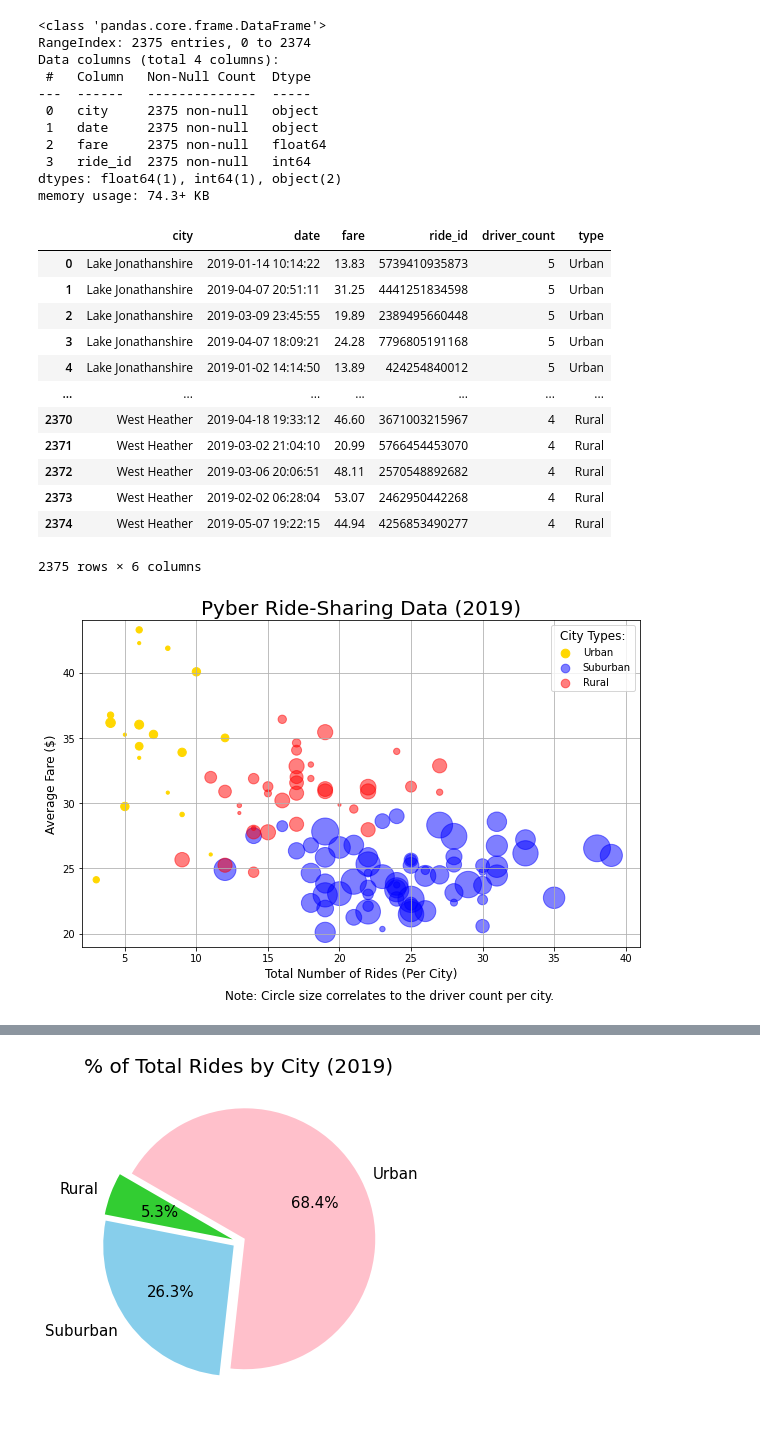
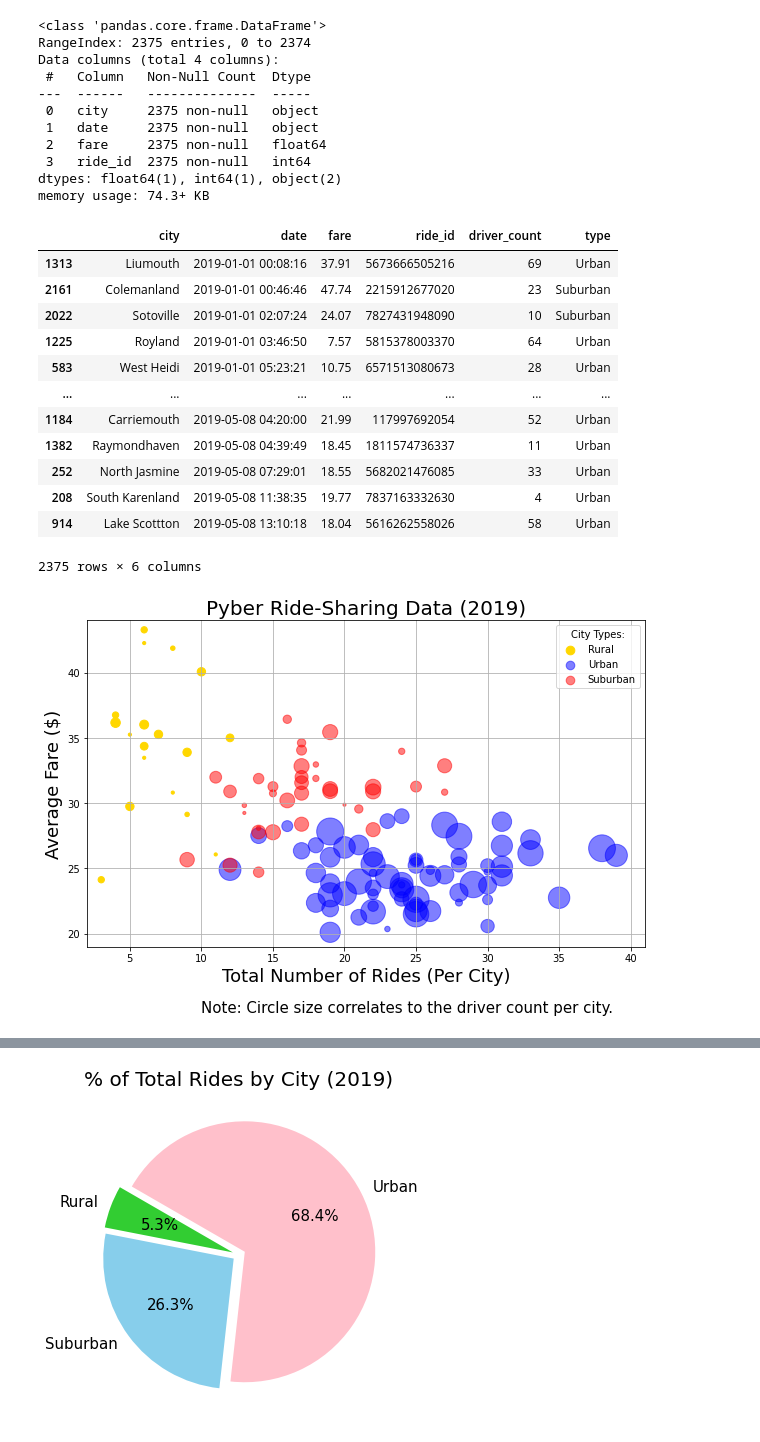
Before and after one commit to Bag0niku/PyBer_Analysis, a Jupyter notebook: Pyber_Challenge.ipynb, the cells around one changed output, grey strips where cells are left out. Saved outputs shown, nothing was run; the diff lists cells and outputs as text; code cells hidden in the pictures.

```diff
--- a/Pyber_Challenge.ipynb
+++ b/Pyber_Challenge.ipynb
@@ -43,20 +43,21 @@ memory usage: 74.3+ KB
 # %%
 all_data = ride_data.merge(city_data, on='city')
 all_data['date'] = pd.to_datetime(all_data['date'])
+all_data.sort_values(['date'], ascending=True, inplace=True)
 all_data
 # %% [output]
 |  | city | date | fare | ride_id | driver_count | type |
-| 0 | Lake Jonathanshire | 2019-01-14 10:14:22 | 13.83 | 5739410935873 | 5 | Urban |
-| 1 | Lake Jonathanshire | 2019-04-07 20:51:11 | 31.25 | 4441251834598 | 5 | Urban |
-| 2 | Lake Jonathanshire | 2019-03-09 23:45:55 | 19.89 | 2389495660448 | 5 | Urban |
-| 3 | Lake Jonathanshire | 2019-04-07 18:09:21 | 24.28 | 7796805191168 | 5 | Urban |
-| 4 | Lake Jonathanshire | 2019-01-02 14:14:50 | 13.89 | 424254840012 | 5 | Urban |
+| 1313 | Liumouth | 2019-01-01 00:08:16 | 37.91 | 5673666505216 | 69 | Urban |
+| 2161 | Colemanland | 2019-01-01 00:46:46 | 47.74 | 2215912677020 | 23 | Suburban |
+| 2022 | Sotoville | 2019-01-01 02:07:24 | 24.07 | 7827431948090 | 10 | Suburban |
+| 1225 | Royland | 2019-01-01 03:46:50 | 7.57 | 5815378003370 | 64 | Urban |
+| 583 | West Heidi | 2019-01-01 05:23:21 | 10.75 | 6571513080673 | 28 | Urban |
 | ... | ... | ... | ... | ... | ... | ... |
-| 2370 | West Heather | 2019-04-18 19:33:12 | 46.60 | 3671003215967 | 4 | Rural |
-| 2371 | West Heather | 2019-03-02 21:04:10 | 20.99 | 5766454453070 | 4 | Rural |
-| 2372 | West Heather | 2019-03-06 20:06:51 | 48.11 | 2570548892682 | 4 | Rural |
-| 2373 | West Heather | 2019-02-02 06:28:04 | 53.07 | 2462950442268 | 4 | Rural |
-| 2374 | West Heather | 2019-05-07 19:22:15 | 44.94 | 4256853490277 | 4 | Rural |
+| 1184 | Carriemouth | 2019-05-08 04:20:00 | 21.99 | 117997692054 | 52 | Urban |
+| 1382 | Raymondhaven | 2019-05-08 04:39:49 | 18.45 | 1811574736337 | 11 | Urban |
+| 252 | North Jasmine | 2019-05-08 07:29:01 | 18.55 | 5682021476085 | 33 | Urban |
+| 208 | South Karenland | 2019-05-08 11:38:35 | 19.77 | 7837163332630 | 4 | Urban |
+| 914 | Lake Scottton | 2019-05-08 13:10:18 | 18.04 | 5616262558026 | 58 | Urban |
 2375 rows × 6 columns
 # %%
 # Gather Total Rides, Average fare, and Driver count for each city sorted by city type; then graph it.
@@ -78,25 +79,27 @@ suburban_fares = suburban_cities_df.groupby(['city']).mean()['fare']
 # %%
 # The Graph
 fig, ax = plt.subplots(figsize=(10,6))
-ax.scatter(x=rural_ride_count, y=rural_fares, s=10*rural_driver_count, color='gold', label="Urban")
-ax.scatter(x=urban_ride_count, y=urban_fares, s=10*urban_driver_count, color='blue', label="Suburban", alpha=0.5)
-ax.scatter(x=suburban_ride_count, y=suburban_fares, s=10*suburban_driver_count, color='red', label='Rural', alpha=0.5)
-ax.set_xlabel('Total Number of Rides (Per City)', fontsize='12')
-ax.set_ylabel('Average Fare ($)', fontsize='12')
+ax.scatter(x=rural_ride_count, y=rural_fares, s=10*rural_driver_count, color='gold', label="Rural")
+ax.scatter(x=urban_ride_count, y=urban_fares, s=10*urban_driver_count, color='blue', label="Urban", alpha=0.5)
+ax.scatter(x=suburban_ride_count, y=suburban_fares, s=10*suburban_driver_count, color='red', label='Suburban', alpha=0.5)
+ax.set_xlabel('Total Number of Rides (Per City)', fontsize='18')
+ax.set_ylabel('Average Fare ($)', fontsize='18')
 ax.set_title('Pyber Ride-Sharing Data (2019)', fontsize='20')
 ax.set_xlim(min(rural_ride_count)-1, max(urban_ride_count)+2)
 ax.set_ylim(round(min(urban_fares), 0)-1, round(max(rural_fares), 0)+1)
 lgnd = ax.legend(mode='Expanded', loc="best", title="City Types:", scatterpoints=1)
 lgnd.legendHandles[0]._sizes = [75]
 lgnd.legendHandles[1]._sizes = [75]
 lgnd.legendHandles[2]._sizes = [75]
-lgnd.get_title().set_fontsize(12)
-ax.text(12,15,"Note: Circle size correlates to the driver count per city.", fontsize='12', wrap=True)
+mpl.rcParams['font.size'] = 15
+# lgnd.get_title().set_fontsize(12)
+ax.text(10,14,"Note: Circle size correlates to the driver count per city.", fontsize='15', wrap=True)
+# mpl.style.use('fivethirtyeight')
 ax.grid(True)
 png = os.path.join('Analysis', 'Pyber_Ride_Sharing_Data_2019.png')
-fig.savefig(png)
+fig.savefig(png, bbox_inches='tight', transparent=False, facecolor='w')
 # %% [output]
-[figure, old version]
+[figure, new version]
 # %%
 fig1, ax1 = plt.subplots(figsize=(5, 10))
 ride_count = [urban_ride_count, suburban_ride_count, rural_ride_count]
```
Also changed, not shown: parts of 18 cells of this notebook, 11 other files.
